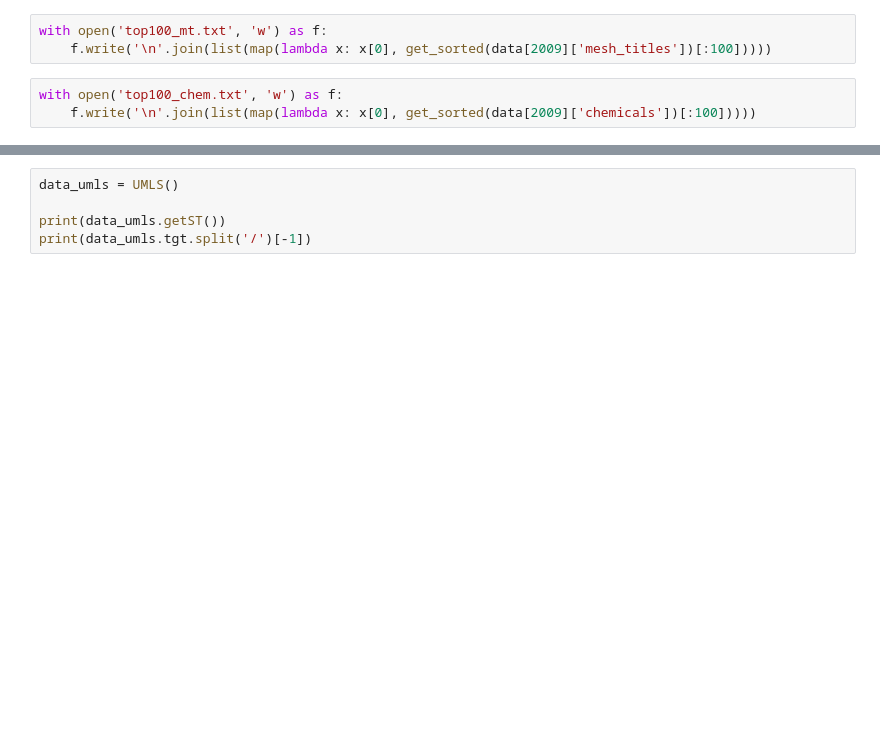
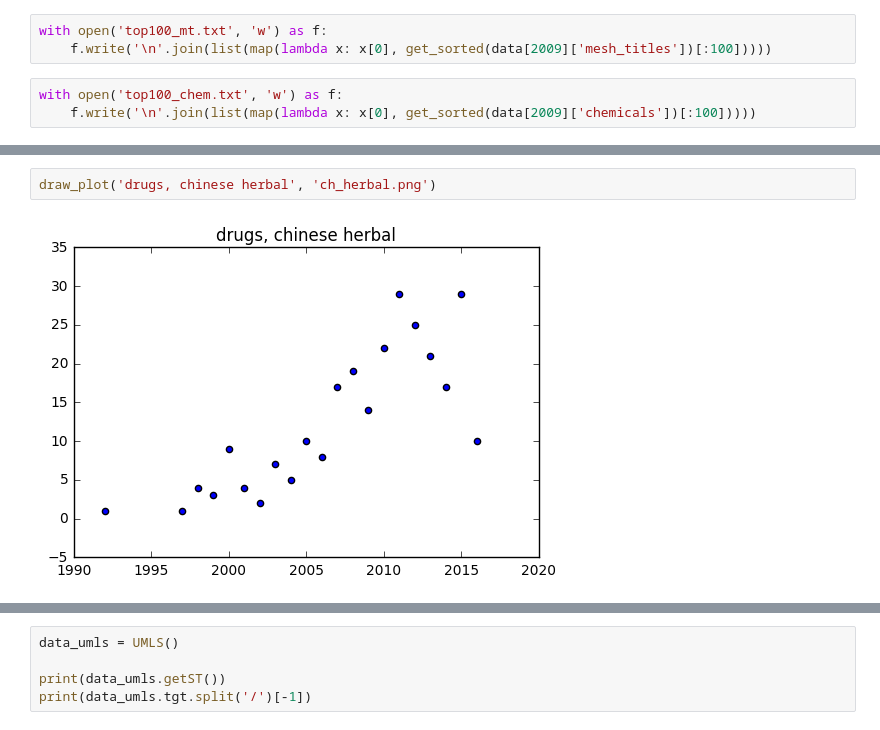
Before and after one commit to akarazeev/BioHack2017, a Jupyter notebook: main.ipynb, the cells around one changed output, grey strips where cells are left out. Drawn from its saved outputs; the diff is of its cells as text; blank space fills up the shorter version.

```diff
--- a/main.ipynb
+++ b/main.ipynb
@@ -311,0 +327,4 @@ plt.scatter(inxs, to_draw)
+# %%
+draw_plot('drugs, chinese herbal', 'ch_herbal.png')
+# %% [output]
+[figure, added]
```
Also changed, not shown: parts of 14 cells of this notebook, 23 other files.
